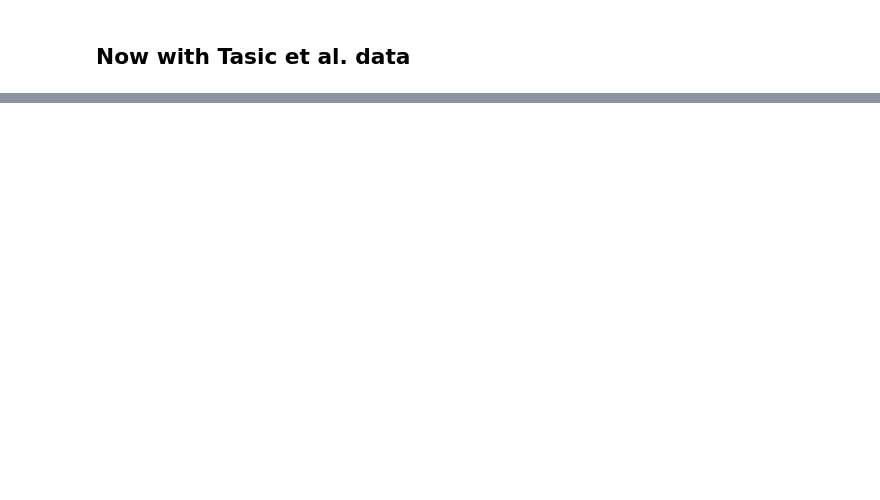
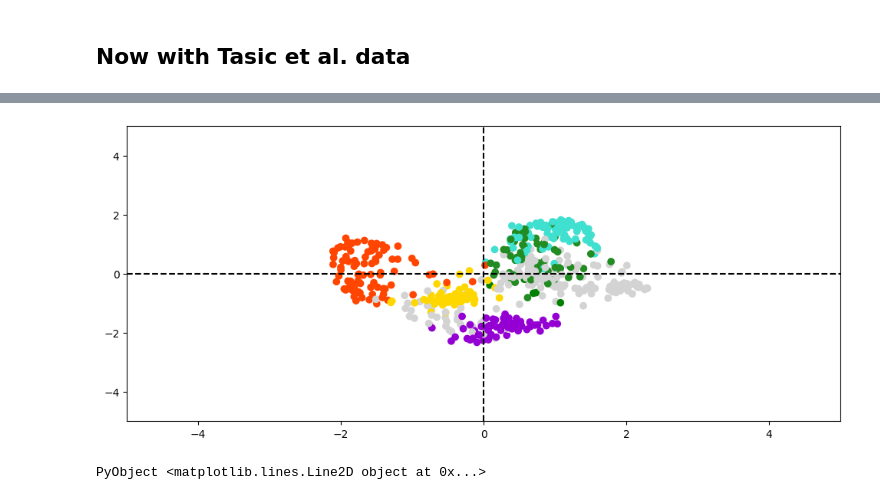
Before and after one commit to ssehztirom/patternextractor.jl, a Jupyter notebook: LogLinearModelingEvaluation.ipynb, the cells around one changed output, grey strips where cells are left out. Saved outputs shown, nothing was run; the diff lists cells and outputs as text; code cells hidden in the pictures; blank space fills up the shorter version.

Commit message:
Tasic Data added

```diff
--- a/LogLinearModelingEvaluation.ipynb
+++ b/LogLinearModelingEvaluation.ipynb
@@ -674,0 +926,2 @@ ax[4].axvline(x = 0.0,c="black",linestyle="--")
+# %%
+y = readdlm("data/celltype.txt")[:,1]
@@ -674,0 +1031,2 @@ ax[4].axvline(x = 0.0,c="black",linestyle="--")
+# %%
+cols = [md[i] for i = y]
@@ -674,0 +1130,2 @@ ax[4].axvline(x = 0.0,c="black",linestyle="--")
+# %%
+zs = Transpose(cat(dims=2,map(x-> x[1],g.(testdata))...))
@@ -674,0 +1150,11 @@ ax[4].axvline(x = 0.0,c="black",linestyle="--")
+# %%
+fig, ax = PyPlot.subplots(nrows=1, ncols=1, figsize=(12, 5))
+scalepar = 5
+ax.scatter(zs[:,1],zs[:,2],c=cols[testidx])
+ax.set_xlim(-scalepar,scalepar)
+ax.set_ylim(-scalepar,scalepar)
+ax.axhline(y = 0.0,c="black",linestyle="--")
+ax.axvline(x = 0.0,c="black",linestyle="--")
+# %% [output]
+[figure, added]
+PyObject <matplotlib.lines.Line2D object at 0x...>
```
Also changed, not shown: parts of 59 cells of this notebook.
